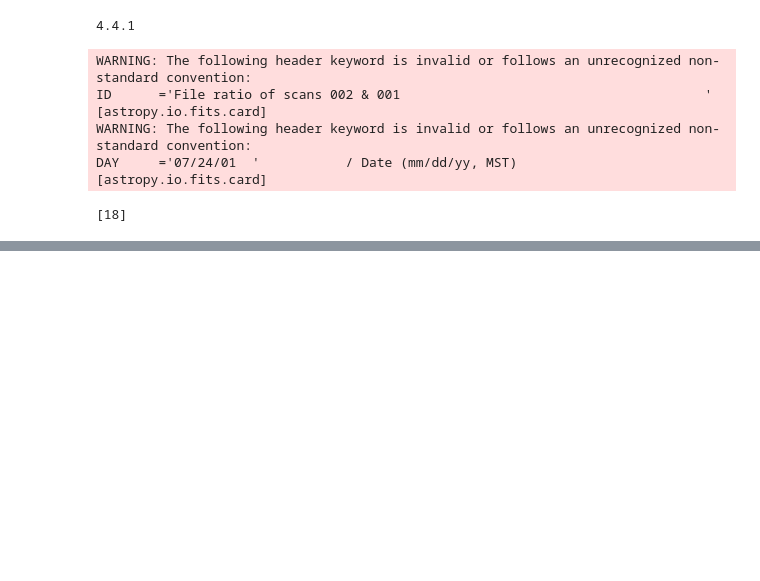
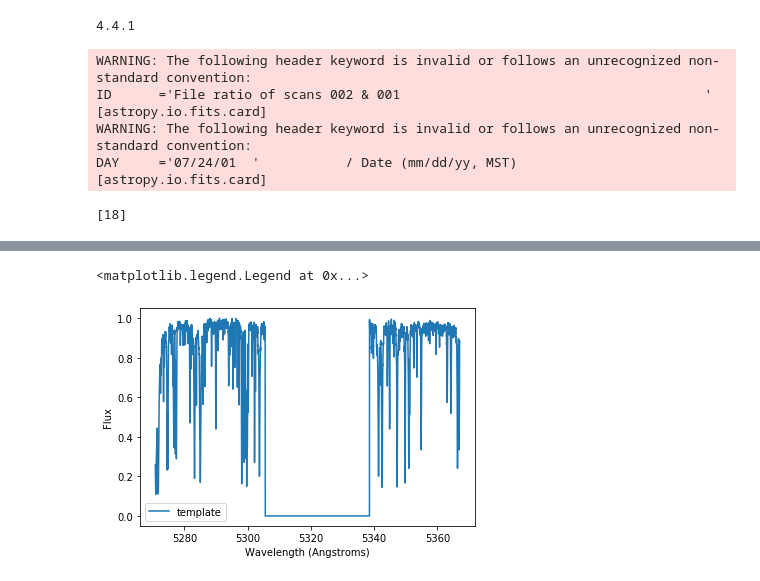
Before and after one commit to mzechmeister/viper, a Jupyter notebook: viper_jupyter.ipynb, the cells around one changed output, grey strips where cells are left out. Drawn from its saved outputs; the diff is of its cells as text; code cells hidden in the pictures; blank space fills up the shorter version.

```diff
--- a/viper_jupyter.ipynb
+++ b/viper_jupyter.ipynb
@@ -203,0 +212,10 @@ s_s = slice(*np.searchsorted(w_tpl, [lmin, lmax]))
+# %%
+s_s = slice(*np.searchsorted(w_tpl, [lmin, lmax]))
+
+plt.plot(w_tpl[s_s], f_tpl[s_s]/np.max(f_tpl[s_s]), label='template')
+plt.xlabel('Wavelength (Angstroms)')
+plt.ylabel("Flux")
+plt.legend()
+# %% [output]
+<matplotlib.legend.Legend at 0x...>
+[figure, added]
```
Also changed, not shown: parts of 3 cells of this notebook.
